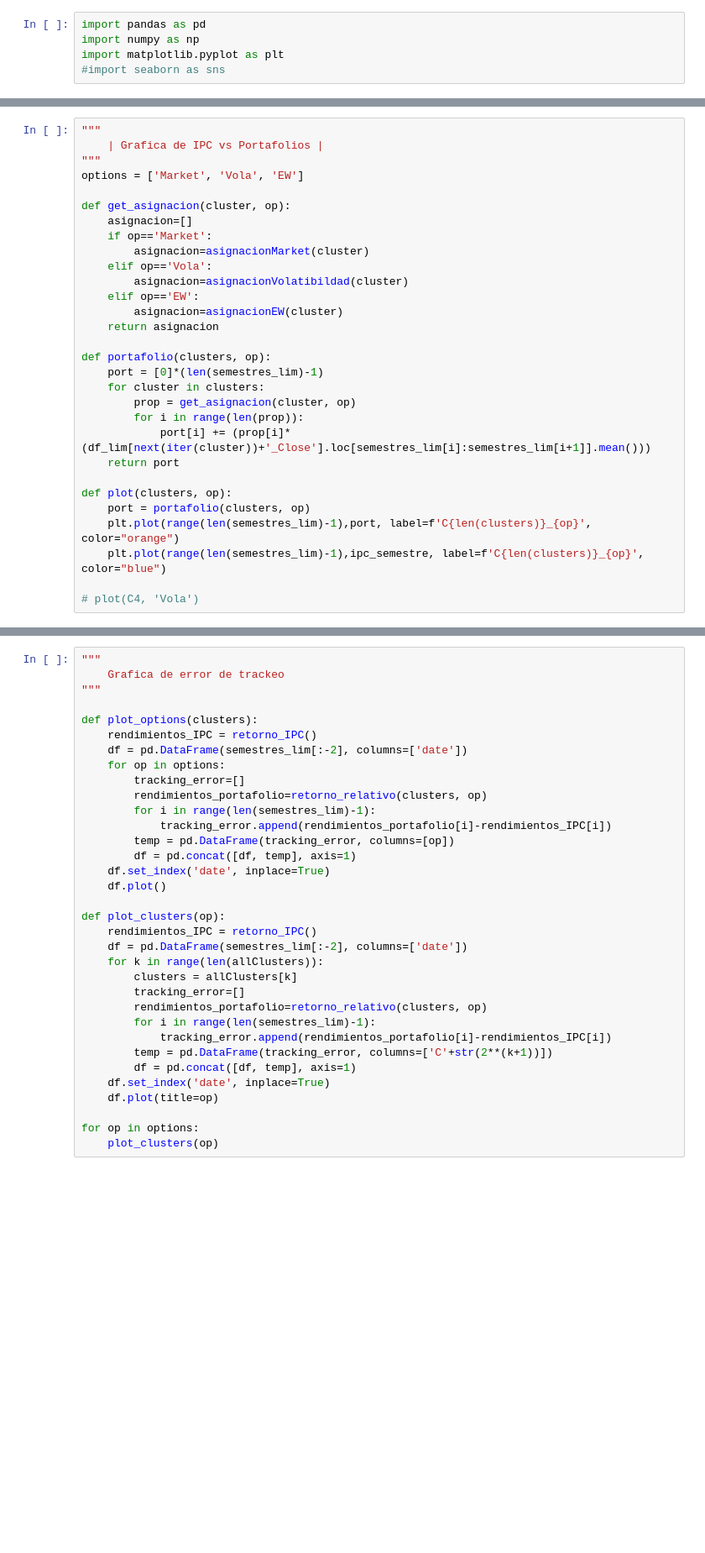
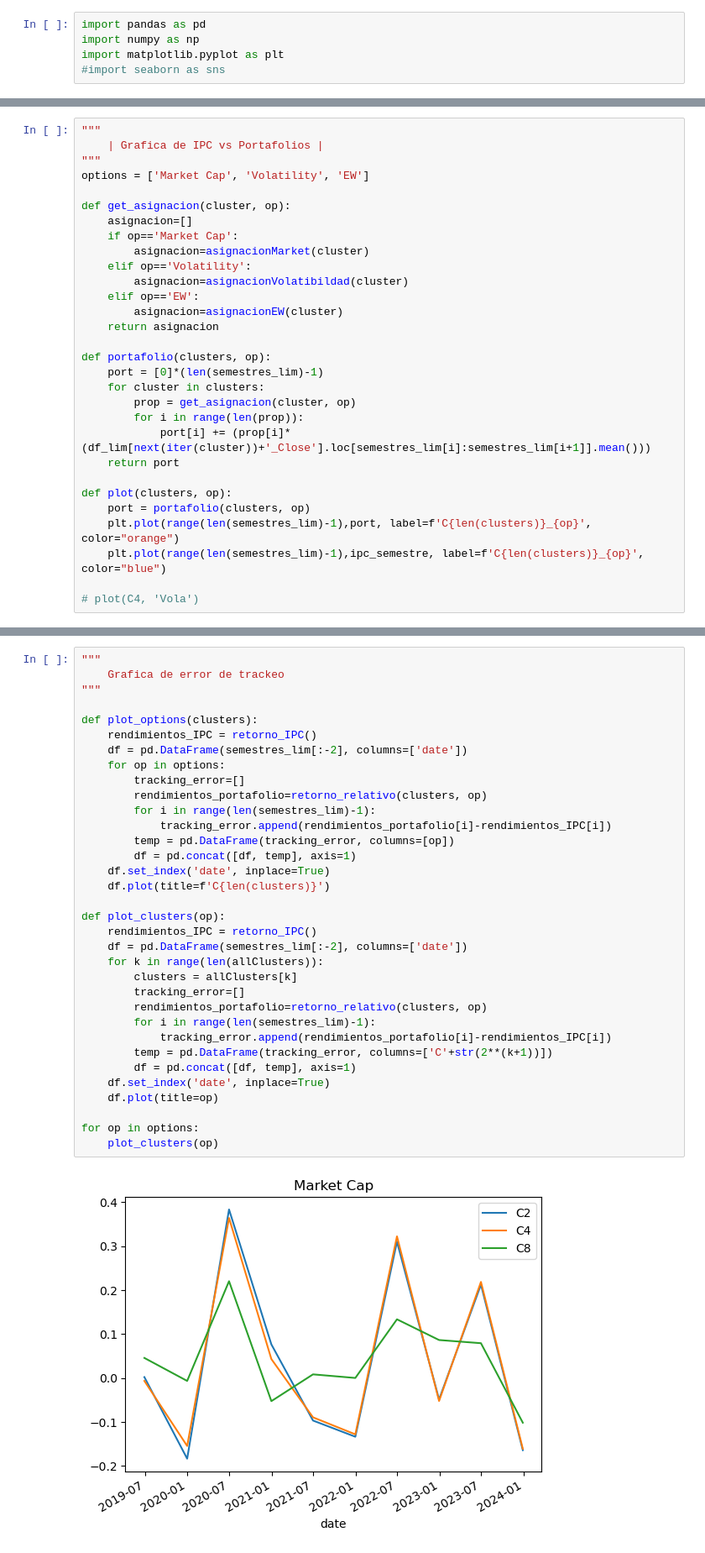
Before and after one commit to PraxedisJRuv/Construcci-n-de-un-portafolio-indexado, a Jupyter notebook: Notebook principal.ipynb, the cells around one changed output, grey strips where cells are left out. Shown at 84% size. Saved outputs shown, nothing was run; the diff lists cells and outputs as text; blank space fills up the shorter version.

```diff
--- a/Notebook principal.ipynb
+++ b/Notebook principal.ipynb
@@ -448,13 +570,13 @@ plt.plot(range(len(semestres_lim)-1),y, label='C1_2 Market Cap')
 """
     | Grafica de IPC vs Portafolios |
 """
-options = ['Market', 'Vola', 'EW']
+options = ['Market Cap', 'Volatility', 'EW']
 
 def get_asignacion(cluster, op):
     asignacion=[]
-    if op=='Market':
+    if op=='Market Cap':
         asignacion=asignacionMarket(cluster)
-    elif op=='Vola':
+    elif op=='Volatility':
         asignacion=asignacionVolatibildad(cluster)
     elif op=='EW':
         asignacion=asignacionEW(cluster)
@@ -502,31 +634,33 @@ retorno_relativo(C2, 'Market')
 """
 
 def plot_options(clusters):
     rendimientos_IPC = retorno_IPC()
     df = pd.DataFrame(semestres_lim[:-2], columns=['date'])
     for op in options:
         tracking_error=[]
         rendimientos_portafolio=retorno_relativo(clusters, op)
         for i in range(len(semestres_lim)-1):
             tracking_error.append(rendimientos_portafolio[i]-rendimientos_IPC[i])
         temp = pd.DataFrame(tracking_error, columns=[op])
         df = pd.concat([df, temp], axis=1)
     df.set_index('date', inplace=True)
-    df.plot()
+    df.plot(title=f'C{len(clusters)}')
 
 def plot_clusters(op):
     rendimientos_IPC = retorno_IPC()
     df = pd.DataFrame(semestres_lim[:-2], columns=['date'])
     for k in range(len(allClusters)):
         clusters = allClusters[k]
         tracking_error=[]
         rendimientos_portafolio=retorno_relativo(clusters, op)
         for i in range(len(semestres_lim)-1):
             tracking_error.append(rendimientos_portafolio[i]-rendimientos_IPC[i])
         temp = pd.DataFrame(tracking_error, columns=['C'+str(2**(k+1))])
         df = pd.concat([df, temp], axis=1)
     df.set_index('date', inplace=True)
     df.plot(title=op)
 
 for op in options:
     plot_clusters(op)
+# %% [output]
+[figure, added]
```
Also changed, not shown: parts of 38 cells of this notebook, 21 other files.
